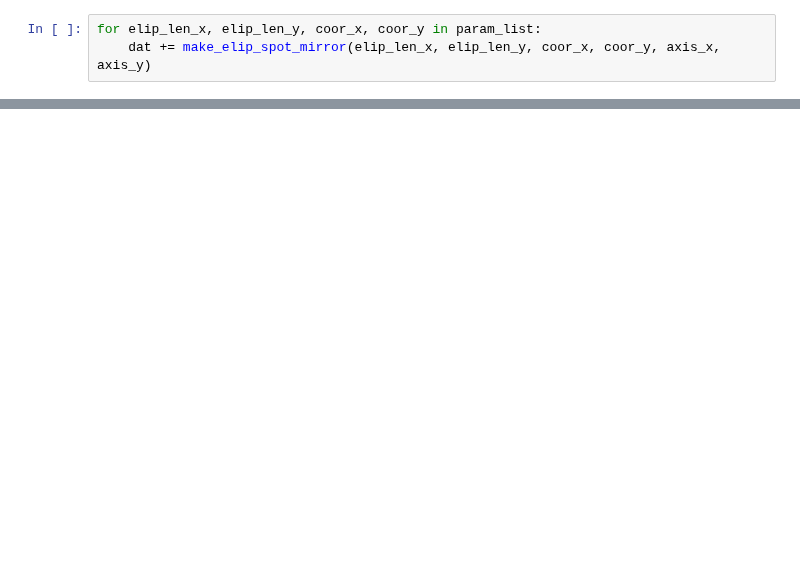
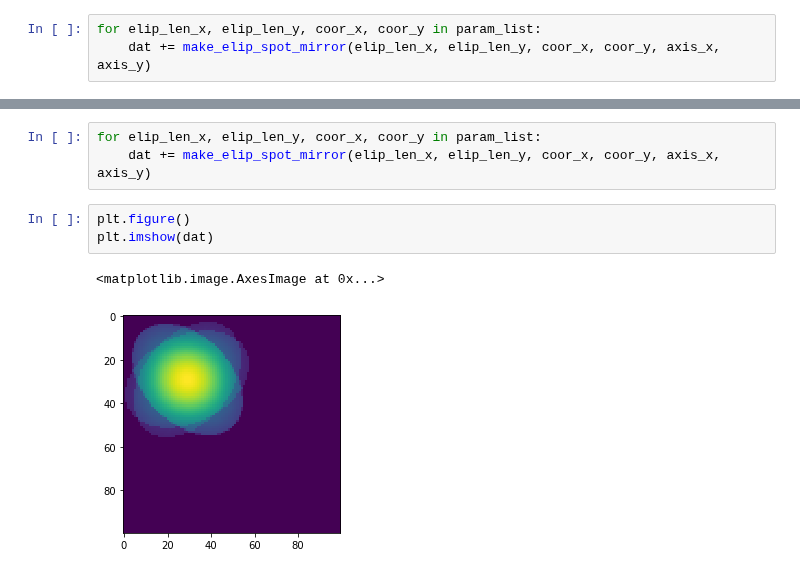
Before and after one commit to Hirochon/laboratory, a Jupyter notebook: ellipses/make_rotate_ellipse_v1.ipynb, the cells around one changed output, grey strips where cells are left out. Cells and saved outputs as stored; diff of their text form; blank space fills up the shorter version.

```diff
--- a/ellipses/make_rotate_ellipse_v1.ipynb
+++ b/ellipses/make_rotate_ellipse_v1.ipynb
@@ -64,0 +65,9 @@ plt.imshow(dat)
+# %%
+for elip_len_x, elip_len_y, coor_x, coor_y in param_list:
+    dat += make_elip_spot_mirror(elip_len_x, elip_len_y, coor_x, coor_y, axis_x, axis_y)
+# %%
+plt.figure()
+plt.imshow(dat)
+# %% [output]
+<matplotlib.image.AxesImage at 0x...>
+[figure, added]
```
Also changed, not shown: parts of 4 cells of this notebook.
